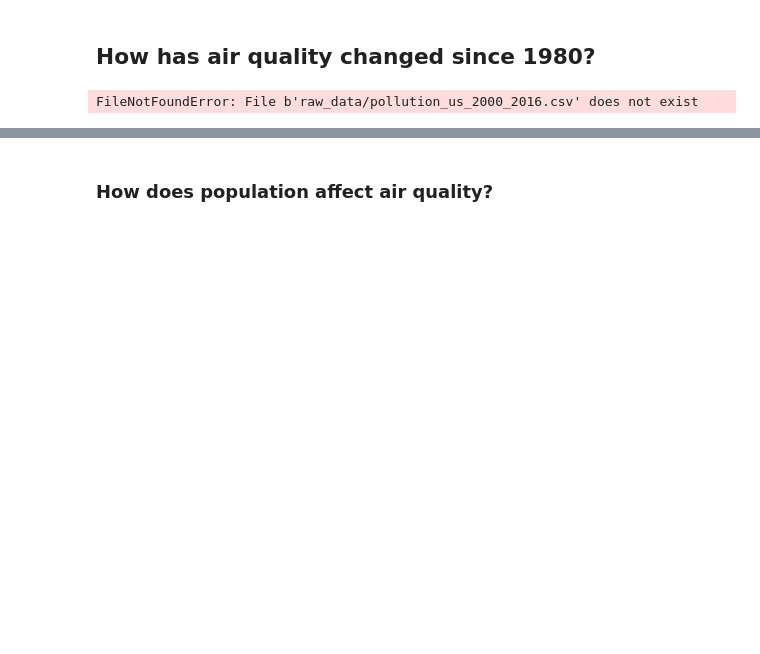
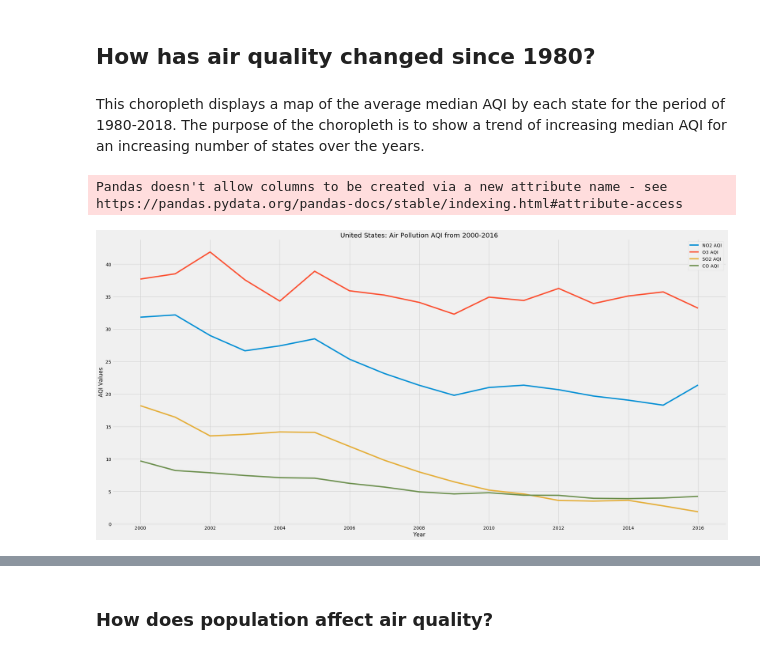
Before and after one commit to alyssflynn/project-1, a Jupyter notebook: data_analysis.ipynb, the cells around one changed output, grey strips where cells are left out. Cells and saved outputs as stored; diff of their text form; code cells hidden in the pictures; blank space fills up the shorter version.

Commit message:
data analysis

```diff
--- a/data_analysis.ipynb
+++ b/data_analysis.ipynb
@@ -166,36 +166,39 @@ aqi.head()
 # fig = dict(data=data,
 #            layout=layout)
 # py.iplot(fig, validate=False)
+# %% [markdown]
+This choropleth displays a map of the average median AQI by each state for the period of 1980-2018. The purpose of the choropleth is to
+show a trend of increasing median AQI for an increasing number of states over the years.
 # %%
-pollution_data = pd.read_csv("raw_data/pollution_us_2000_2016.csv")
+pollution_data = pd.read_csv("../pollution_us_2000_2016.csv")
 pollution_data.drop(['Unnamed: 0','Site Num','Address',
                     'NO2 Units','O3 Units','SO2 Units','CO Units'],axis=1)
 pollution_data_c = pollution_data[['State','County','State Code','County Code','City',
                                   'Date Local','NO2 AQI','O3 AQI','SO2 AQI','CO AQI']]
 pollution_data_c = pollution_data_c.dropna(axis='rows')
 pollution_data_c = pollution_data_c[pollution_data_c.State!='Country Of Mexico']
 pollution_data_c['Date Local'] = pd.to_datetime(pollution_data_c['Date Local'],format='%Y-%m-%d')
 pollution_data_c['Date Local'] = pollution_data_c['Date Local'].apply(str)
 pollution_data_c['State Code'] = pollution_data_c['State Code'].apply(str)
 pollution_data_c['County Code'] = pollution_data_c['County Code'].apply(str)
 pollution_data_c['Year'] = pollution_data_c['Date Local'].apply(lambda x: x.split("-")[0])
 pollution_data_c['Month'] = pollution_data_c['Date Local'].apply(lambda x: x.split("-")[1])
 pollution_data_c['Day'] = pollution_data_c['Date Local'].apply(lambda x: x.split("-")[2])
 pollution_data_c = pollution_data_c.rename(columns = {"State Code": "State Code (FIPS)"})
 pollution_data_c['State Code (FIPS)'] = pollution_data_c['State Code (FIPS)'].apply(lambda x: str(x).zfill(2))
 pollution_data_c['County Code'] = pollution_data_c['County Code'].apply(lambda x: str(x).zfill(3))
 pollution_data_c['FIPS'] = pollution_data_c['State Code (FIPS)'] + pollution_data_c['County Code']
 pollution_data_c['Year'] = pollution_data_c['Year'].apply(int)
 
 pollution_data_c = pollution_data_c.groupby(['Year','State'], as_index=False).mean()
 
-
-import matplotlib.pyplot as plt
 plt.style.use('fivethirtyeight')
 
 pollution_data_c = pollution_data_c.groupby(['Year'])[['Year', 'NO2 AQI', 'O3 AQI', 'SO2 AQI', 'CO AQI']].mean()
 pollution_data_c.plot(kind='line', x='Year', y=['NO2 AQI', 'O3 AQI', 'SO2 AQI', 'CO AQI'], figsize=(30, 15))
 plt.title("United States: Air Pollution AQI from 2000-2016")
 plt.ylabel("AQI Values")
+plt.show()
 # %% [output]
-FileNotFoundError: File b'raw_data/pollution_us_2000_2016.csv' does not exist
+Pandas doesn't allow columns to be created via a new attribute name - see https://pandas.pydata.org/pandas-docs/stable/indexing.html#attribute-access
+[figure, added]
```
Also changed, not shown: parts of 13 cells of this notebook.
